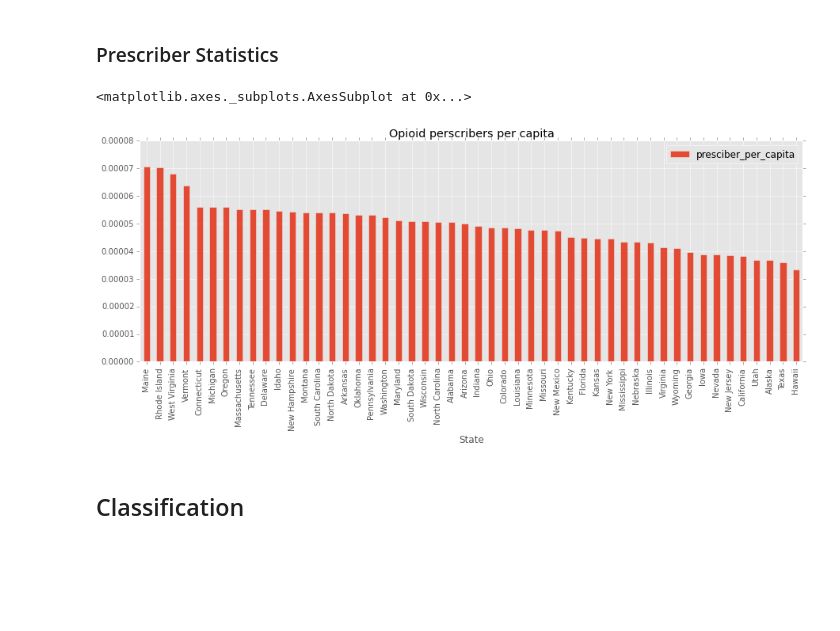
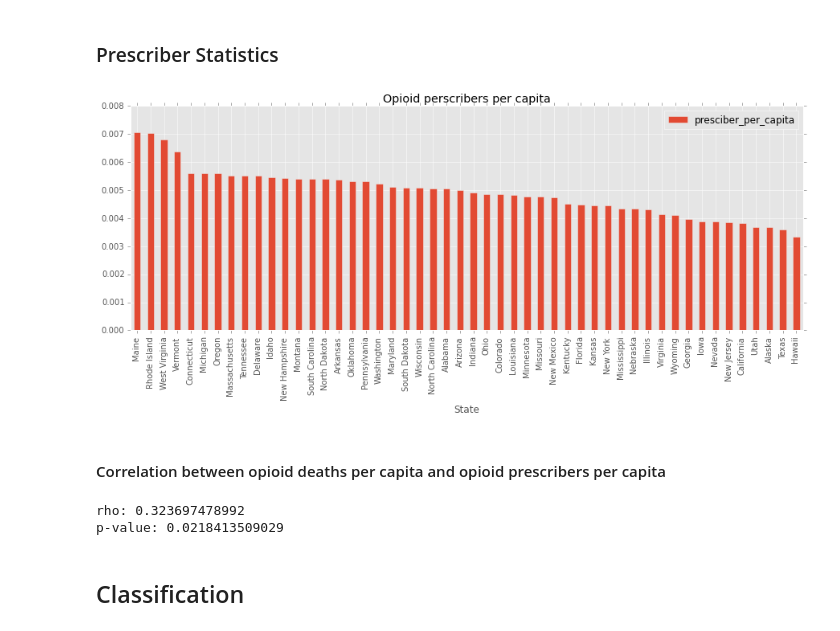
Before and after one commit to pazbunis/rwe_project, a Jupyter notebook: Project.ipynb, the cells around one changed output. Drawn from its saved outputs; the diff is of its cells as text; code cells hidden in the pictures; blank space fills up the shorter version.

```diff
--- a/Project.ipynb
+++ b/Project.ipynb
@@ -49,14 +50,25 @@ opiad_prescriber_state_grp = opiad_prescriber_info.groupby(['State'])
 # %%
 states = [sn for sn, g in opiad_prescriber_state_grp]
 opiad_prescribers_state_count = pd.DataFrame({'Abbrev': states, 'num_of_prescribers': opiad_prescriber_state_grp.size()})
 opiad_prescribers_state_count.head()
 join_ods_prescribers = pd.merge(state_ods, opiad_prescribers_state_count, how='inner', on=['Abbrev'])
-join_ods_prescribers['presciber_per_capita'] = join_ods_prescribers['num_of_prescribers'] / join_ods_prescribers['Population']
+join_ods_prescribers['presciber_per_capita'] = 100 * join_ods_prescribers['num_of_prescribers'] / join_ods_prescribers['Population']
 join_ods_prescribers = join_ods_prescribers.sort('presciber_per_capita', ascending=False)
 join_ods_prescribers.plot(kind='bar', x='State', y='presciber_per_capita', title="Opioid perscribers per capita", figsize=(15,5))
+show()
 # %% [output]
-<matplotlib.axes._subplots.AxesSubplot at 0x...>
-[figure, old version]
+[figure, new version]
+# %% [markdown]
+#### Correlation between opioid deaths per capita and opioid prescribers per capita
+# %%
+ods_vs_prescribers = join_ods_prescribers[['od_percent','presciber_per_capita']]
+ods_vs_prescribers_mat = ods_vs_prescribers.values.transpose()
+rho, pvalue = spearmanr(ods_vs_prescribers_mat[0,:], ods_vs_prescribers_mat[1,:])
+print('rho: ' + str(rho))
+print('p-value: ' + str(pvalue))
+# %% [output]
+rho: 0.323697478992
+p-value: 0.0218413509029
 # %% [markdown]
 ## Classification
 # %% [markdown]
```
Also changed, not shown: parts of 1 cell of this notebook.
